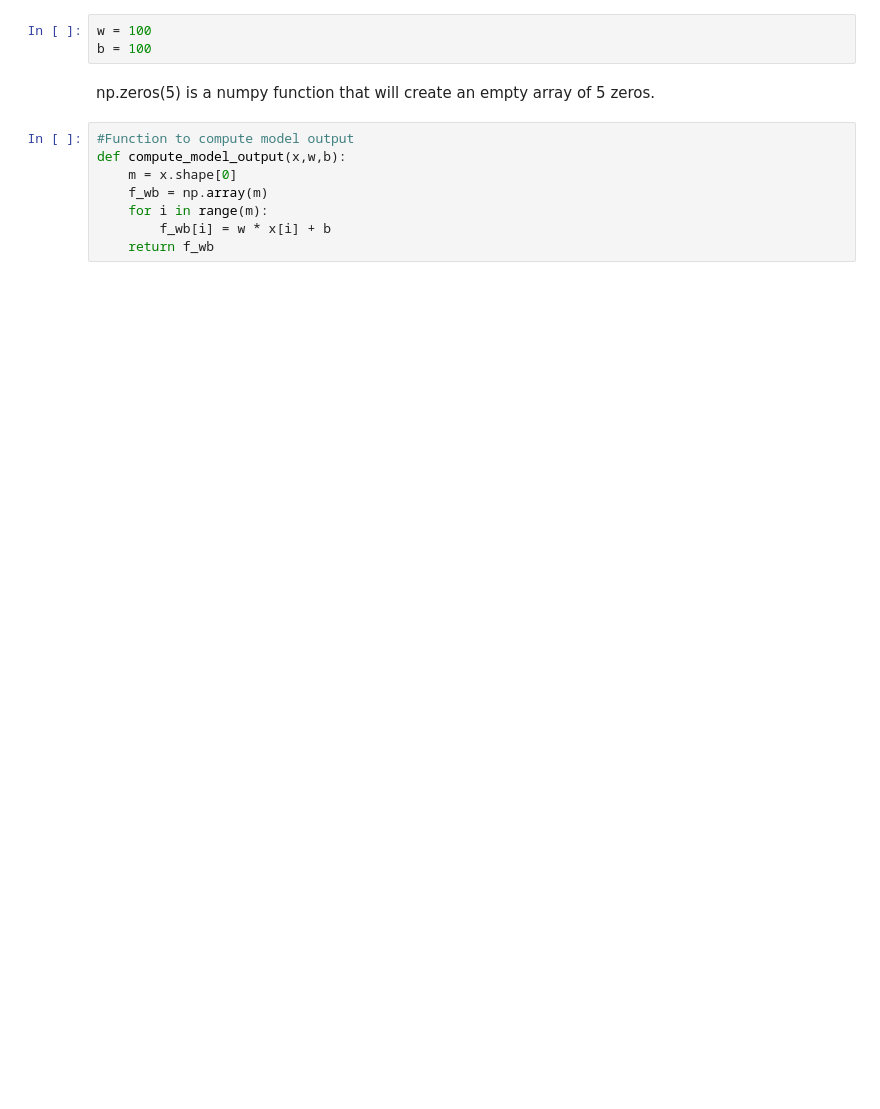
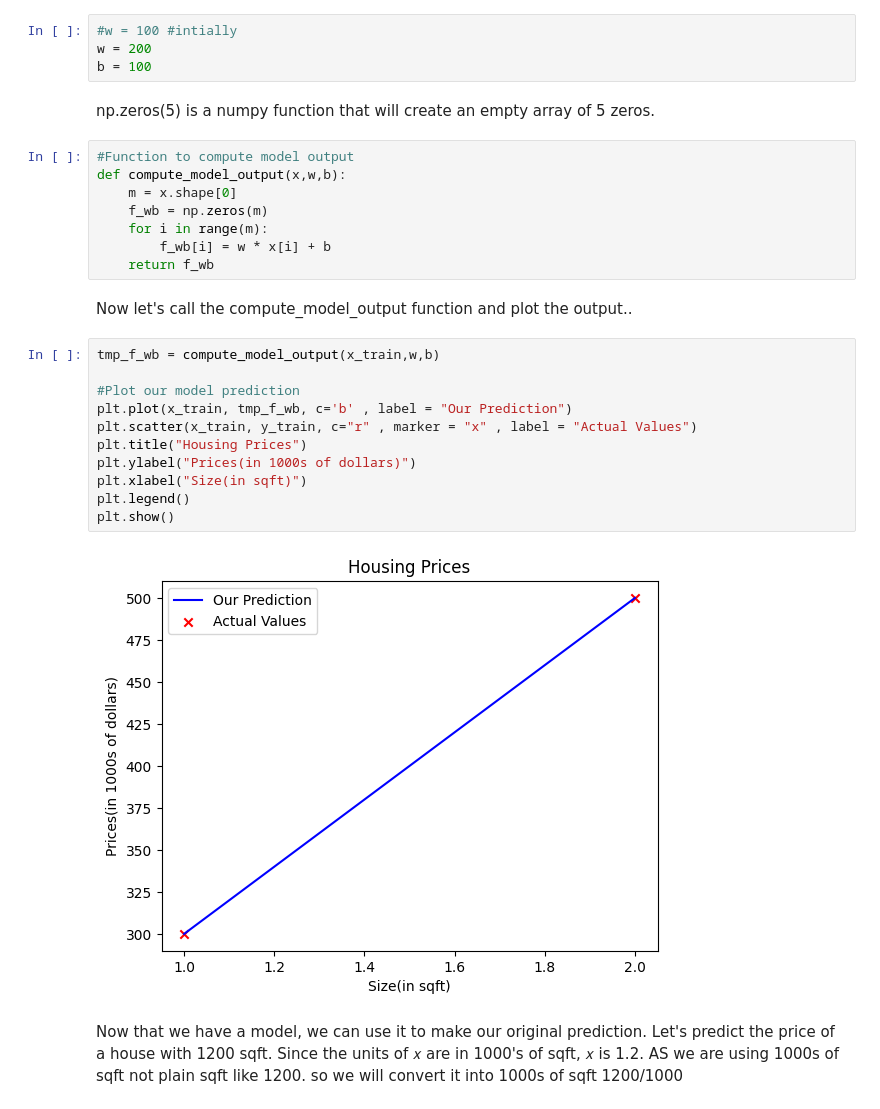
Before and after one commit to Maria-Farooq534/Machine_Learning, a Jupyter notebook: supervised_learning/linear_regression.ipynb, the cells around one changed output. Drawn from its saved outputs; the diff is of its cells as text; blank space fills up the shorter version.

Commit message:
calculating  pricing using model

```diff
--- a/supervised_learning/linear_regression.ipynb
+++ b/supervised_learning/linear_regression.ipynb
@@ -79,7 +79,8 @@ Text(0.5, 0, 'Size(in sqft)')
 Let's try to get a better intuition for this through the code blocks below. Let's start with  𝑤=100
   and  𝑏=100
 # %%
-w = 100
+#w = 100 #intially
+w = 200
 b = 100
 # %% [markdown]
 np.zeros(5) is a numpy function that will create an empty array of 5 zeros.
@@ -87,7 +88,28 @@ np.zeros(5) is a numpy function that will create an empty array of 5 zeros.
 #Function to compute model output
 def compute_model_output(x,w,b):
     m = x.shape[0]
-    f_wb = np.array(m)
+    f_wb = np.zeros(m)
     for i in range(m):
         f_wb[i] = w * x[i] + b
     return f_wb
+# %% [markdown]
+Now let's call the compute_model_output function and plot the output..
+# %%
+tmp_f_wb = compute_model_output(x_train,w,b)
+
+#Plot our model prediction
+plt.plot(x_train, tmp_f_wb, c='b' , label = "Our Prediction")
+plt.scatter(x_train, y_train, c="r" , marker = "x" , label = "Actual Values")
+plt.title("Housing Prices")
+plt.ylabel("Prices(in 1000s of dollars)")
+plt.xlabel("Size(in sqft)")
+plt.legend()
+plt.show()
+# %% [output]
+[figure, added]
+# %% [markdown]
+Now that we have a model, we can use it to make our original prediction. Let's predict the price of a house with 1200 sqft. Since the units of  𝑥
+  are in 1000's of sqft,  𝑥
+  is 1.2.
+  AS we are using 1000s of sqft not plain sqft like 1200. so we will convert it into 1000s of sqft
+  1200/1000
```
Also changed, not shown: parts of 2 cells of this notebook.
